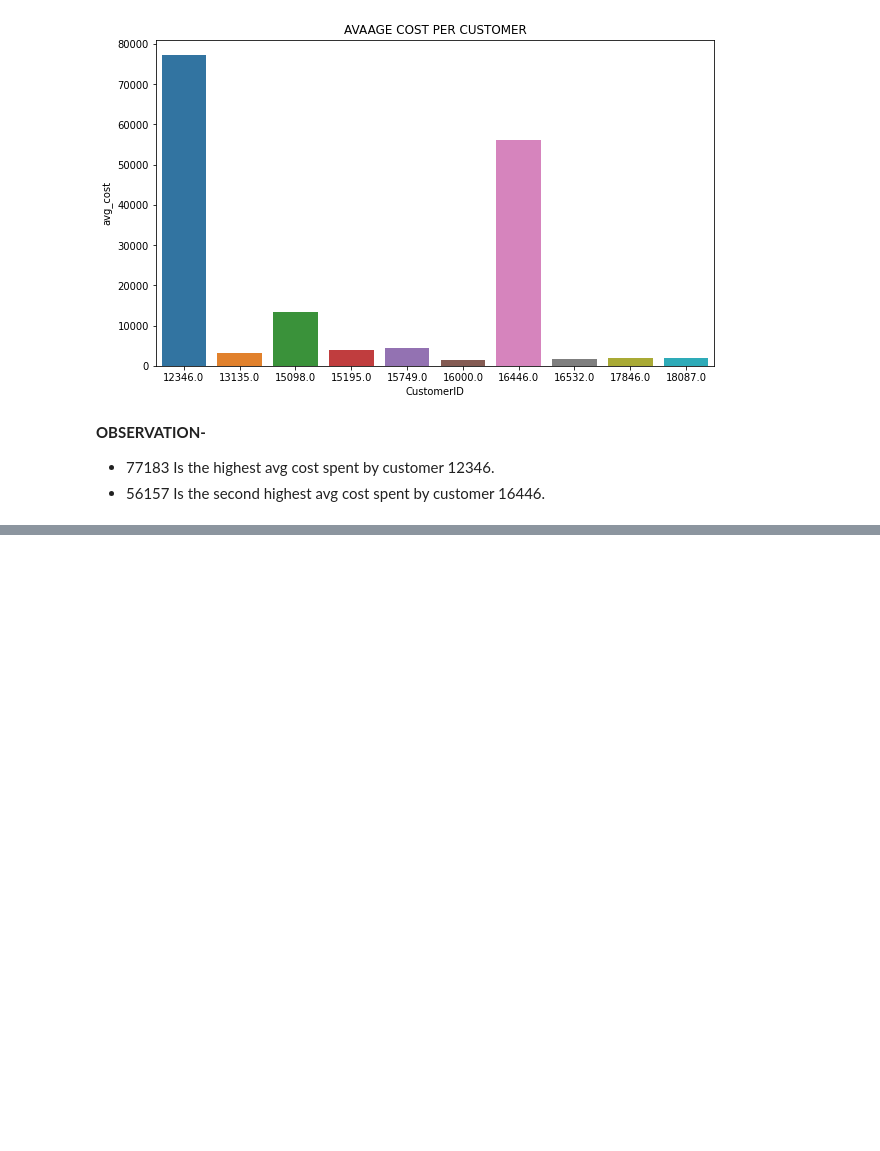
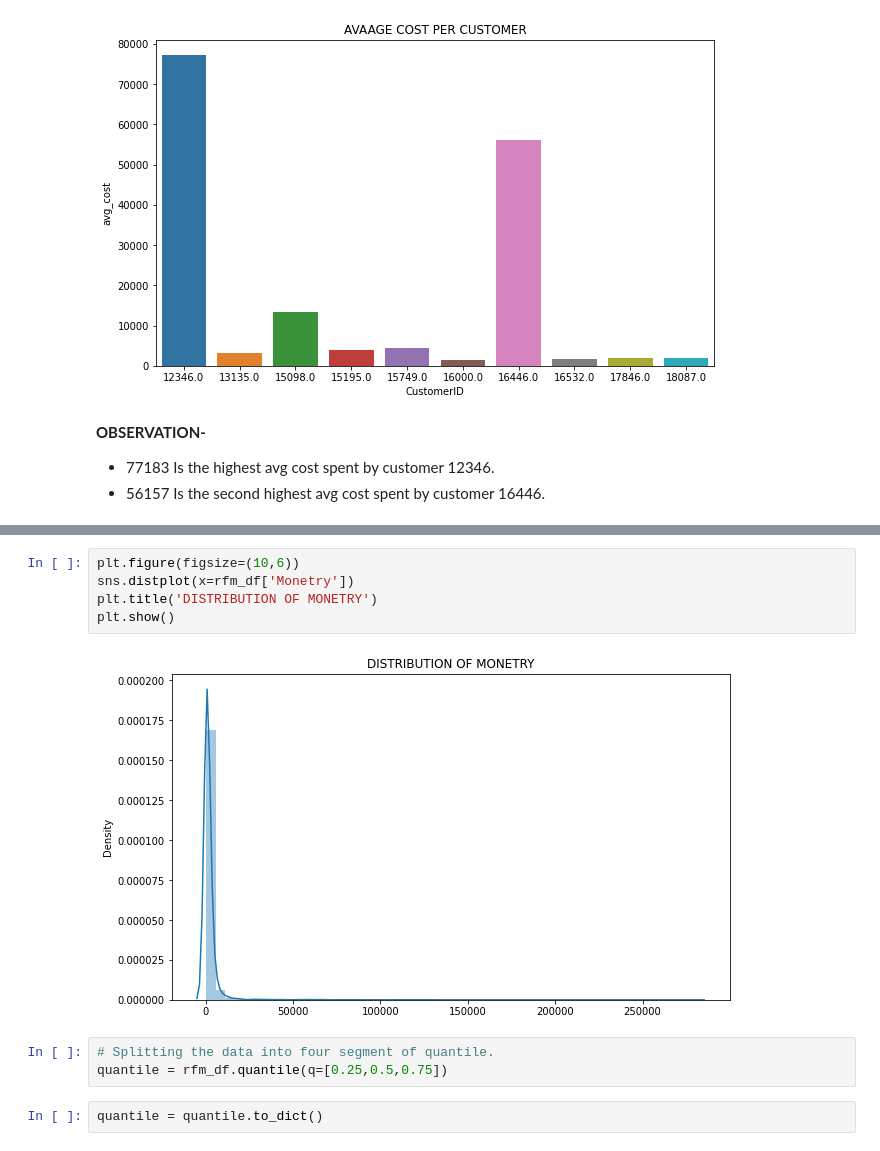
Before and after one commit to PrateekKumar88888/Online-Retail-Customer-Segmentation, a Jupyter notebook: Online_retail_customer_segmentation.ipynb, the cells around one changed output, grey strips where cells are left out. Saved outputs shown, nothing was run; the diff lists cells and outputs as text; blank space fills up the shorter version.

```diff
--- a/Online_retail_customer_segmentation.ipynb
+++ b/Online_retail_customer_segmentation.ipynb
@@ -520,0 +616,12 @@ plt.show()
+# %%
+plt.figure(figsize=(10,6))
+sns.distplot(x=rfm_df['Monetry'])
+plt.title('DISTRIBUTION OF MONETRY')
+plt.show()
+# %% [output]
+[figure, added]
+# %%
+# Splitting the data into four segment of quantile.
+quantile = rfm_df.quantile(q=[0.25,0.5,0.75])
+# %%
+quantile = quantile.to_dict()
```
Also changed, not shown: parts of 47 cells of this notebook.
